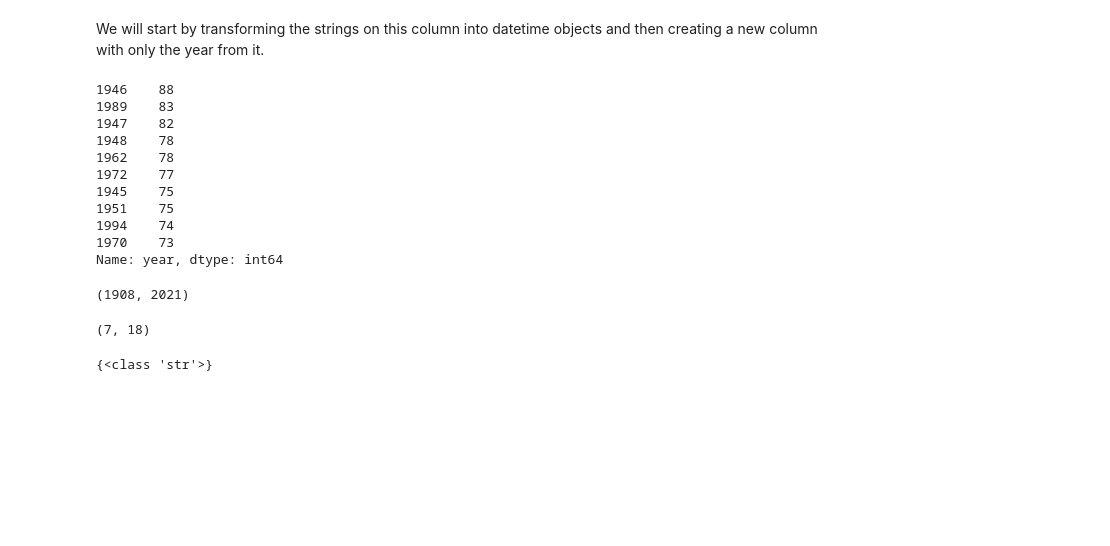
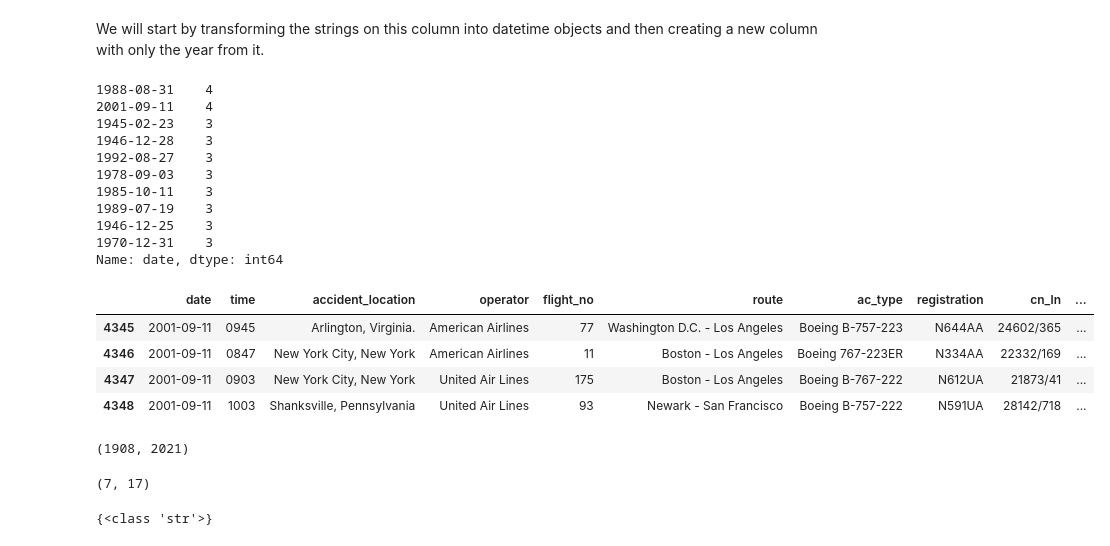
Before and after one commit to acidminded95/henry_PI_Data_Analytics, a Jupyter notebook: test.ipynb, the cells around one changed output. Cells and saved outputs as stored; diff of their text form; code cells hidden in the pictures; blank space fills up the shorter version.

```diff
--- a/test.ipynb
+++ b/test.ipynb
@@ -99,6 +91,7 @@ new_col_names = {'fecha':'date',
                  'HORA declarada': 'time',
                  'Ruta': 'accident_location',
                  'OperadOR': 'operator',
+                 'all_aboard': 'total_aboard',
                  'PASAJEROS A BORDO': 'passengers_aboard',
                  'crew_aboard': 'crew_aboard',
                  'cantidad de fallecidos': 'total_fatalities',
@@ -164,19 +169,28 @@ def dt_year(val):
     return val.year
 # %%
 df2['date'] = df2['date'].apply(str_2_dt)
-df2['year'] = df2['date'].apply(dt_year)
-df2.year.value_counts().head(10)
+# df2['year'] = df2['date'].apply(dt_year)
+df2.date.value_counts().head(10)
+# df2.year.value_counts().head(10)
 # %% [output]
-1946    88
-1989    83
-1947    82
-1948    78
-1962    78
-1972    77
-1945    75
-1951    75
-1994    74
-1970    73
-Name: year, dtype: int64
+1988-08-31    4
+2001-09-11    4
+1945-02-23    3
+1946-12-28    3
+1992-08-27    3
+1978-09-03    3
+1985-10-11    3
+1989-07-19    3
+1946-12-25    3
+1970-12-31    3
+Name: date, dtype: int64
+# %%
+df2.loc[df2.date == '2001-09-11']
+# %% [output]
+|  | date | time | accident_location | operator | flight_no | route | ac_type | registration | cn_ln | ... |
+| 4345 | 2001-09-11 | 0945 | Arlington, Virginia. | American Airlines | 77 | Washington D.C. - Los Angeles | Boeing B-757-223 | N644AA | 24602/365 | ... |
+| 4346 | 2001-09-11 | 0847 | New York City, New York | American Airlines | 11 | Boston - Los Angeles | Boeing 767-223ER | N334AA | 22332/169 | ... |
+| 4347 | 2001-09-11 | 0903 | New York City, New York | United Air Lines | 175 | Boston - Los Angeles | Boeing B-767-222 | N612UA | 21873/41 | ... |
+| 4348 | 2001-09-11 | 1003 | Shanksville, Pennsylvania | United Air Lines | 93 | Newark - San Francisco | Boeing B-757-222 | N591UA | 28142/718 | ... |
 # %%
 # Here we check from when to when does our dataset contain registers for
@@ -184,10 +198,16 @@ df2.year.min(), df2.year.max()
 # %% [output]
 (1908, 2021)
 # %%
-# We check, for instance, how many 2021 accidents are registered
-df2.loc[df2.year == 2021].shape
+# We check, for instance, how many 2021 registers do we have
+def check_year(dt,yr):
+    if dt.year == yr:
+        return True
+    else:
+        return False
+
+df2.loc[df2.date.apply(check_year, args=[2021])].shape
 # %% [output]
-(7, 18)
+(7, 17)
 # %%
 # Now we check whether every object in the 'time' column is a string
 time_dtypes = set()
```
Also changed, not shown: parts of 146 cells of this notebook, 2 other files.
